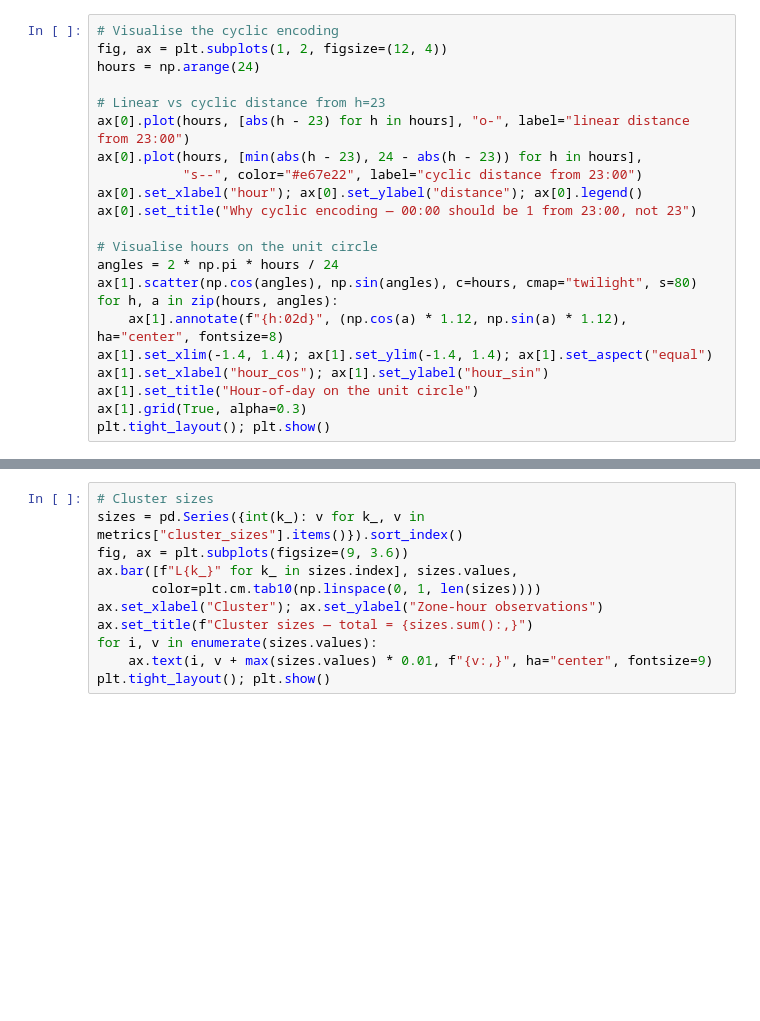
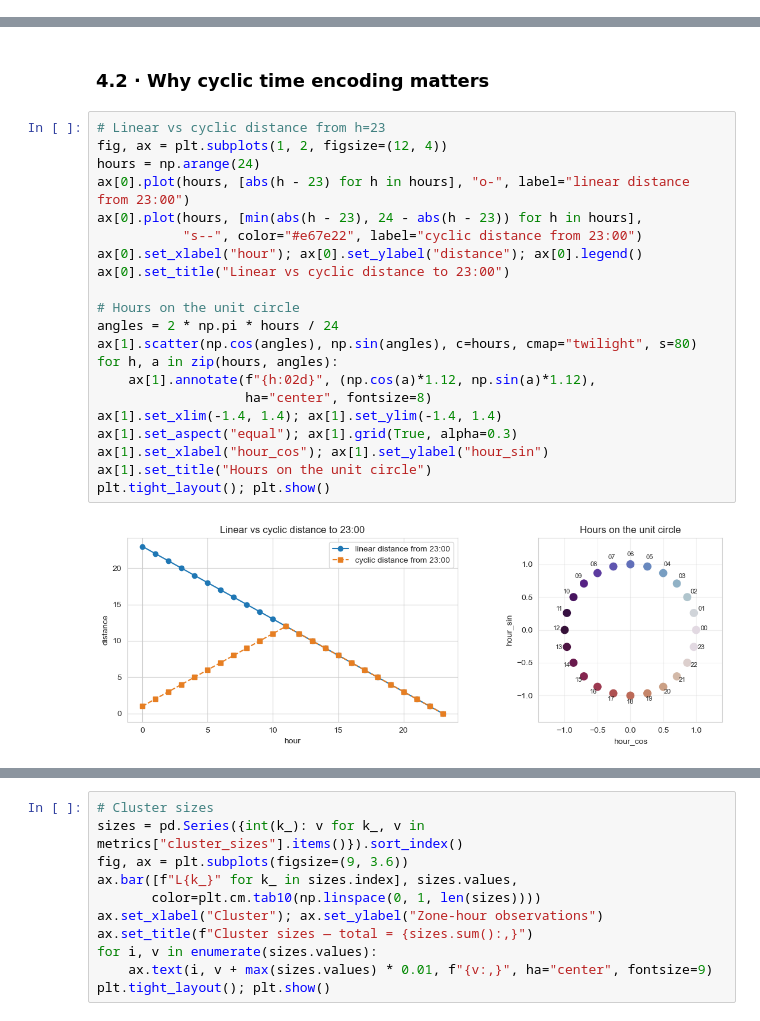
Before and after one commit to Bhardwaj-1983/Traffic_Congestion, a Jupyter notebook: notebooks/Traffic_Congestion_Submission.ipynb, the cells around one changed output, grey strips where cells are left out. Saved outputs shown, nothing was run; the diff lists cells and outputs as text; blank space fills up the shorter version.

```diff
--- a/notebooks/Traffic_Congestion_Submission.ipynb
+++ b/notebooks/Traffic_Congestion_Submission.ipynb
@@ -168,22 +0,0 @@ both would weight the speed dimension twice.
-# %%
-# Visualise the cyclic encoding
-fig, ax = plt.subplots(1, 2, figsize=(12, 4))
-hours = np.arange(24)
-
-# Linear vs cyclic distance from h=23
-ax[0].plot(hours, [abs(h - 23) for h in hours], "o-", label="linear distance from 23:00")
-ax[0].plot(hours, [min(abs(h - 23), 24 - abs(h - 23)) for h in hours],
-           "s--", color="#e67e22", label="cyclic distance from 23:00")
-ax[0].set_xlabel("hour"); ax[0].set_ylabel("distance"); ax[0].legend()
-ax[0].set_title("Why cyclic encoding — 00:00 should be 1 from 23:00, not 23")
-
-# Visualise hours on the unit circle
-angles = 2 * np.pi * hours / 24
-ax[1].scatter(np.cos(angles), np.sin(angles), c=hours, cmap="twilight", s=80)
-for h, a in zip(hours, angles):
-    ax[1].annotate(f"{h:02d}", (np.cos(a) * 1.12, np.sin(a) * 1.12), ha="center", fontsize=8)
-ax[1].set_xlim(-1.4, 1.4); ax[1].set_ylim(-1.4, 1.4); ax[1].set_aspect("equal")
-ax[1].set_xlabel("hour_cos"); ax[1].set_ylabel("hour_sin")
-ax[1].set_title("Hour-of-day on the unit circle")
-ax[1].grid(True, alpha=0.3)
-plt.tight_layout(); plt.show()
@@ -321,0 +503,25 @@ plt.tight_layout(); plt.show()
+# %% [markdown]
+### 4.2 · Why cyclic time encoding matters
+# %%
+# Linear vs cyclic distance from h=23
+fig, ax = plt.subplots(1, 2, figsize=(12, 4))
+hours = np.arange(24)
+ax[0].plot(hours, [abs(h - 23) for h in hours], "o-", label="linear distance from 23:00")
+ax[0].plot(hours, [min(abs(h - 23), 24 - abs(h - 23)) for h in hours],
+           "s--", color="#e67e22", label="cyclic distance from 23:00")
+ax[0].set_xlabel("hour"); ax[0].set_ylabel("distance"); ax[0].legend()
+ax[0].set_title("Linear vs cyclic distance to 23:00")
+
+# Hours on the unit circle
+angles = 2 * np.pi * hours / 24
+ax[1].scatter(np.cos(angles), np.sin(angles), c=hours, cmap="twilight", s=80)
+for h, a in zip(hours, angles):
+    ax[1].annotate(f"{h:02d}", (np.cos(a)*1.12, np.sin(a)*1.12),
+                   ha="center", fontsize=8)
+ax[1].set_xlim(-1.4, 1.4); ax[1].set_ylim(-1.4, 1.4)
+ax[1].set_aspect("equal"); ax[1].grid(True, alpha=0.3)
+ax[1].set_xlabel("hour_cos"); ax[1].set_ylabel("hour_sin")
+ax[1].set_title("Hours on the unit circle")
+plt.tight_layout(); plt.show()
+# %% [output]
+[figure, added]
```
Also changed, not shown: parts of 58 cells of this notebook, 3 other files.
